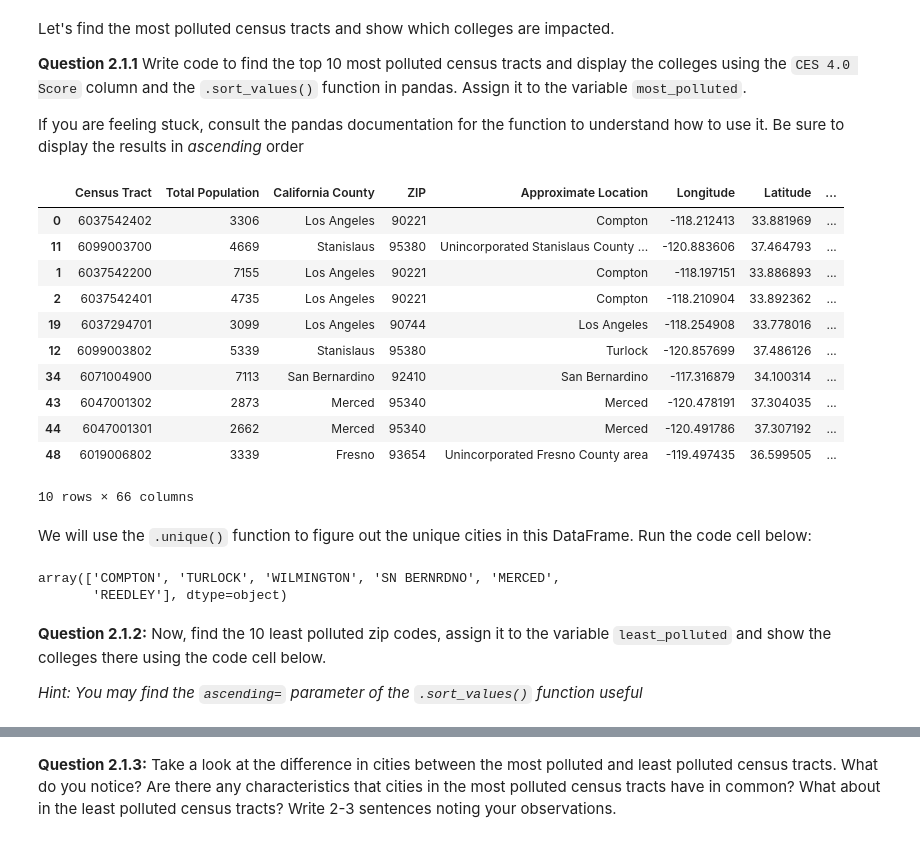
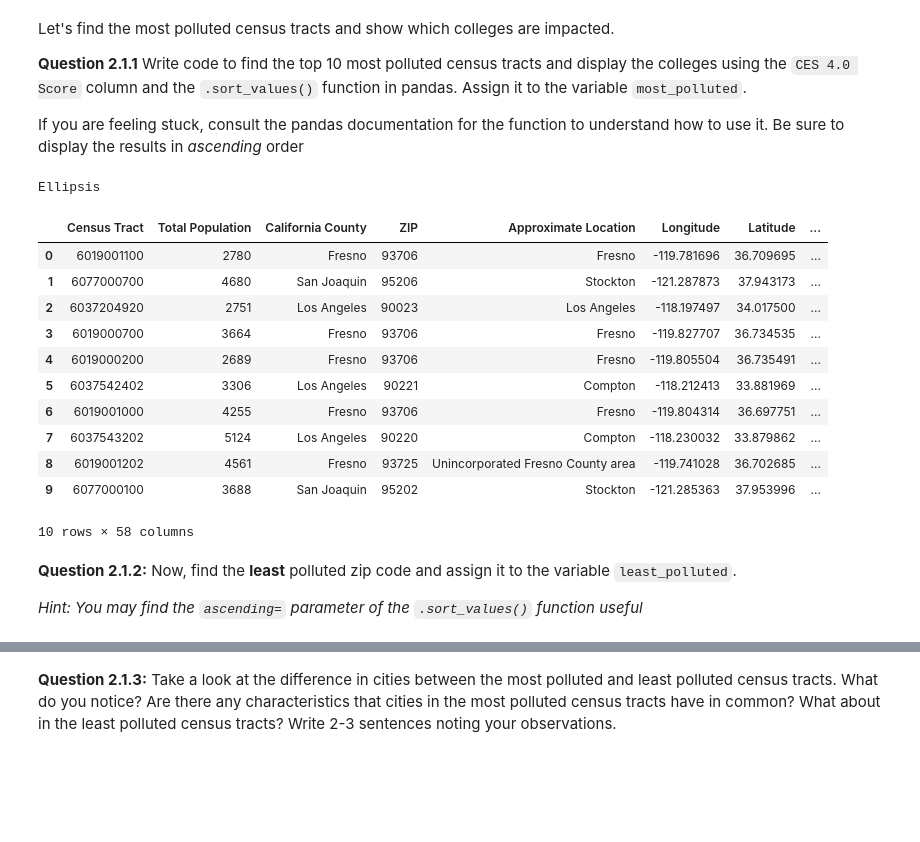
Before and after one commit to ds-modules/ecc-cs9, a Jupyter notebook: Cal Enviro Screen/CES-HWDraft.ipynb, the cells around one changed output, grey strips where cells are left out. Cells and saved outputs as stored; diff of their text form; code cells hidden in the pictures; blank space fills up the shorter version.

```diff
--- a/Cal Enviro Screen/CES-HWDraft.ipynb
+++ b/Cal Enviro Screen/CES-HWDraft.ipynb
@@ -230,32 +256,30 @@ If you are feeling stuck, consult the pandas documentation for the function to u
 # %%
 # TODO: Write code to find the most polluted census tracts and display the colleges
 
-most_polluted = ces_cc.sort_values(by='CES 4.0 Score', ascending=False).head(10)
+most_polluted = ...
 most_polluted
 # %% [output]
-|  | Census Tract | Total Population | California County | ZIP | Approximate Location | Longitude | Latitude | ... |
-| 0 | 6037542402 | 3306 | Los Angeles | 90221 | Compton | -118.212413 | 33.881969 | ... |
-| 11 | 6099003700 | 4669 | Stanislaus | 95380 | Unincorporated Stanislaus County ... | -120.883606 | 37.464793 | ... |
-| 1 | 6037542200 | 7155 | Los Angeles | 90221 | Compton | -118.197151 | 33.886893 | ... |
-| 2 | 6037542401 | 4735 | Los Angeles | 90221 | Compton | -118.210904 | 33.892362 | ... |
-| 19 | 6037294701 | 3099 | Los Angeles | 90744 | Los Angeles | -118.254908 | 33.778016 | ... |
-| 12 | 6099003802 | 5339 | Stanislaus | 95380 | Turlock | -120.857699 | 37.486126 | ... |
-| 34 | 6071004900 | 7113 | San Bernardino | 92410 | San Bernardino | -117.316879 | 34.100314 | ... |
-| 43 | 6047001302 | 2873 | Merced | 95340 | Merced | -120.478191 | 37.304035 | ... |
-| 44 | 6047001301 | 2662 | Merced | 95340 | Merced | -120.491786 | 37.307192 | ... |
-| 48 | 6019006802 | 3339 | Fresno | 93654 | Unincorporated Fresno County area | -119.497435 | 36.599505 | ... |
-10 rows × 66 columns
+Ellipsis
-# %% [markdown]
-We will use the `.unique()` function to figure out the unique cities in this DataFrame. Run the code cell below:
-# %%
-# Run this cell
-
-most_polluted['City'].unique()
-# %% [output]
-array(['COMPTON', 'TURLOCK', 'WILMINGTON', 'SN BERNRDNO', 'MERCED',
-       'REEDLEY'], dtype=object)
+# %%
+# SOLUTION
+
+most_polluted = ces.sort_values(by='CES 4.0 Score', ascending=False).head(10)
+most_polluted
+# %% [output]
+|  | Census Tract | Total Population | California County | ZIP | Approximate Location | Longitude | Latitude | ... |
+| 0 | 6019001100 | 2780 | Fresno | 93706 | Fresno | -119.781696 | 36.709695 | ... |
+| 1 | 6077000700 | 4680 | San Joaquin | 95206 | Stockton | -121.287873 | 37.943173 | ... |
+| 2 | 6037204920 | 2751 | Los Angeles | 90023 | Los Angeles | -118.197497 | 34.017500 | ... |
+| 3 | 6019000700 | 3664 | Fresno | 93706 | Fresno | -119.827707 | 36.734535 | ... |
+| 4 | 6019000200 | 2689 | Fresno | 93706 | Fresno | -119.805504 | 36.735491 | ... |
+| 5 | 6037542402 | 3306 | Los Angeles | 90221 | Compton | -118.212413 | 33.881969 | ... |
+| 6 | 6019001000 | 4255 | Fresno | 93706 | Fresno | -119.804314 | 36.697751 | ... |
+| 7 | 6037543202 | 5124 | Los Angeles | 90220 | Compton | -118.230032 | 33.879862 | ... |
+| 8 | 6019001202 | 4561 | Fresno | 93725 | Unincorporated Fresno County area | -119.741028 | 36.702685 | ... |
+| 9 | 6077000100 | 3688 | San Joaquin | 95202 | Stockton | -121.285363 | 37.953996 | ... |
+10 rows × 58 columns
 # %% [markdown]
-**Question 2.1.2:** Now, find the 10 least polluted zip codes, assign it to the variable `least_polluted` and show the colleges there using the code cell below.
+**Question 2.1.2:** Now, find the **least** polluted zip code and assign it to the variable `least_polluted`.
 
 *Hint: You may find the `ascending=` parameter of the `.sort_values()` function useful*
 # %%
```
Also changed, not shown: parts of 27 cells of this notebook.
